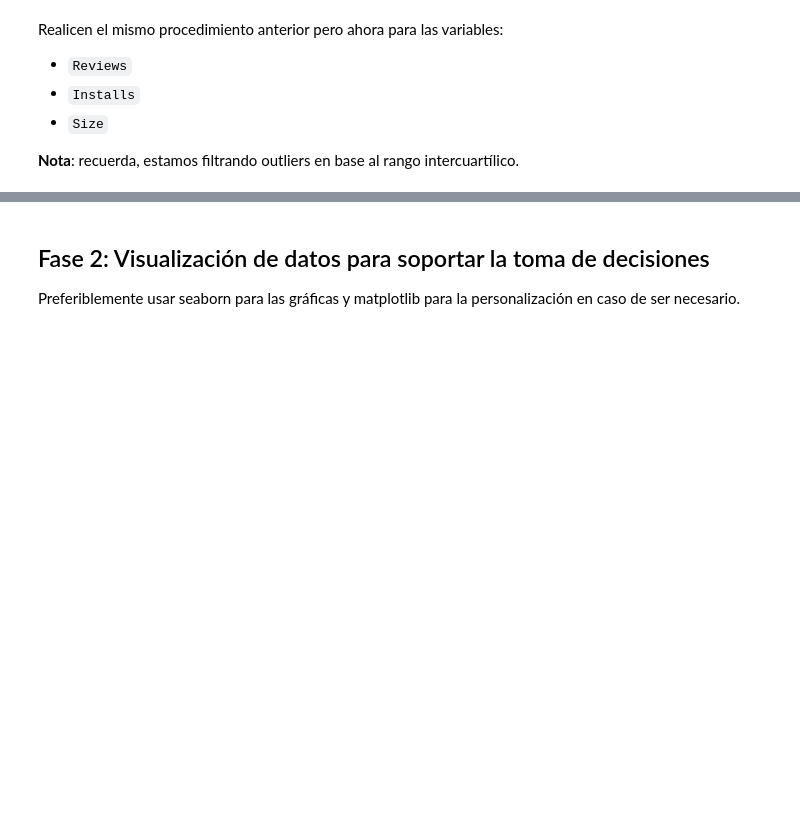
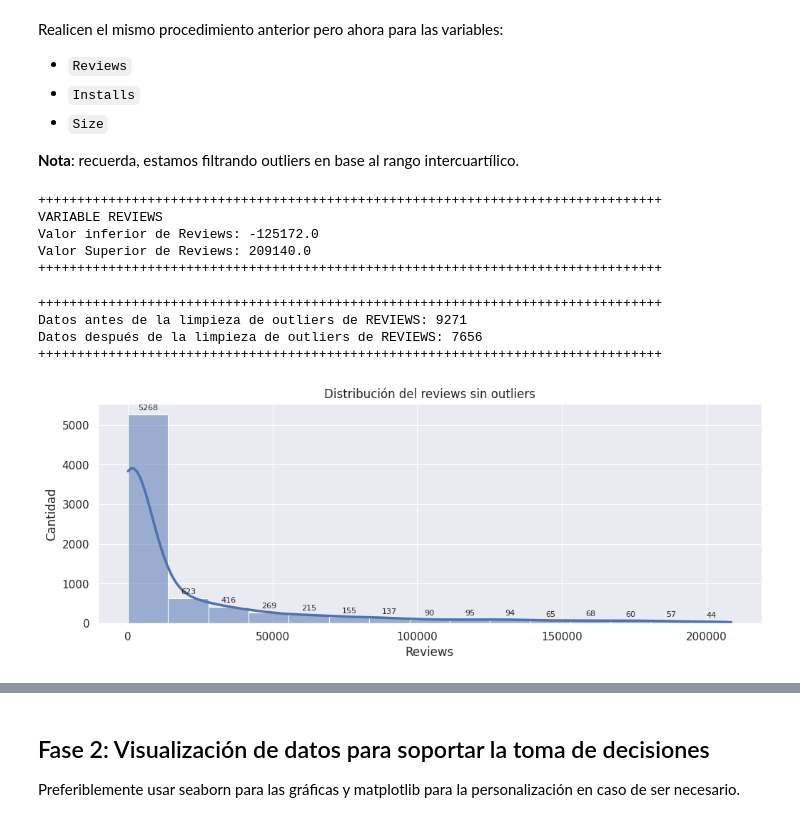
Before and after one commit to Alexander-Luna/Modulo2UIDE, a Jupyter notebook: Week1/P_1_G6.ipynb, the cells around one changed output, grey strips where cells are left out. Drawn from its saved outputs; the diff is of its cells as text; code cells hidden in the pictures; blank space fills up the shorter version.

```diff
--- a/Week1/P_1_G6.ipynb
+++ b/Week1/P_1_G6.ipynb
@@ -308,5 +460,47 @@ Realicen el mismo procedimiento anterior pero ahora para las variables:
+# %%
+# Calcula e imprime los valores inferiores y superiores del rango intercuartilico
+# para las siguientes variables: Reviews
+#### TAREA 5 ###############
+
+# Calculamos los rangos intercuartílicos
+#Limite inferior
+Q1 = data['Reviews'].quantile(0.25)
+#Limite superior
+Q3 = data['Reviews'].quantile(0.75)
+IQR = Q3 - Q1
+min_val = Q1 - 1.5 * IQR
+max_val = Q3 + 1.5 * IQR
+
+print("\n"+"+"*80)
+print("VARIABLE REVIEWS")
+print(f"Valor inferior de Reviews: {min_val}")
+print(f"Valor Superior de Reviews: {max_val}")
+print("+"*80)
+
+#############################
+# %% [output]
+++++++++++++++++++++++++++++++++++++++++++++++++++++++++++++++++++++++++++++++++
+VARIABLE REVIEWS
+Valor inferior de Reviews: -125172.0
+Valor Superior de Reviews: 209140.0
+++++++++++++++++++++++++++++++++++++++++++++++++++++++++++++++++++++++++++++++++
 # %%
 # coloca el valor del máximo y minimo a filtrar para Reviews
-min_val = #colocar valor minimo
-max_val = #colocar valor maximo
+
+# Comentamos las lineas porque se calcularon arriba
+#min_val = #colocar valor minimo
+#max_val = #colocar valor maximo
+
+print("\n"+"+"*80)
+print(f"Datos antes de la limpieza de outliers de REVIEWS: {data.shape[0]}")
+
+# Filtramos los outliers con los rangos minimo y maximo
 data = data[(data.Reviews>=min_val) & (data.Reviews<=max_val)]
+print(f"Datos después de la limpieza de outliers de REVIEWS: {data.shape[0]}")
+
+print("+"*80)
+# %% [output]
+++++++++++++++++++++++++++++++++++++++++++++++++++++++++++++++++++++++++++++++++
+Datos antes de la limpieza de outliers de REVIEWS: 9271
+Datos después de la limpieza de outliers de REVIEWS: 7656
+++++++++++++++++++++++++++++++++++++++++++++++++++++++++++++++++++++++++++++++++
@@ -323,0 +507,13 @@ data = data[(data.Reviews>=min_val) & (data.Reviews<=max_val)]
+# %%
+# Genera aquí el código para gráficar la distribución de la variable Reviews
+##### TAREA 6 #####################
+
+# histplot de REVIEWS sin outliers
+plt.figure(figsize=(12,4))
+plt.title("Distribución del reviews sin outliers")
+# Usamos KDE  para ver la la distribución de probabilidad de los datos de REVIEWS
+reviews_histlimpio_fig=sns.histplot(data=data,x='Reviews', kde='True', bins=15,palette='pastel')
+plt.xlabel("Reviews"), plt.ylabel("Cantidad")
+reviews_histlimpio_fig.bar_label(reviews_histlimpio_fig.containers[0],fontsize=8,padding=3);
+# %% [output]
+[figure, added]
```
Also changed, not shown: parts of 35 cells of this notebook.
